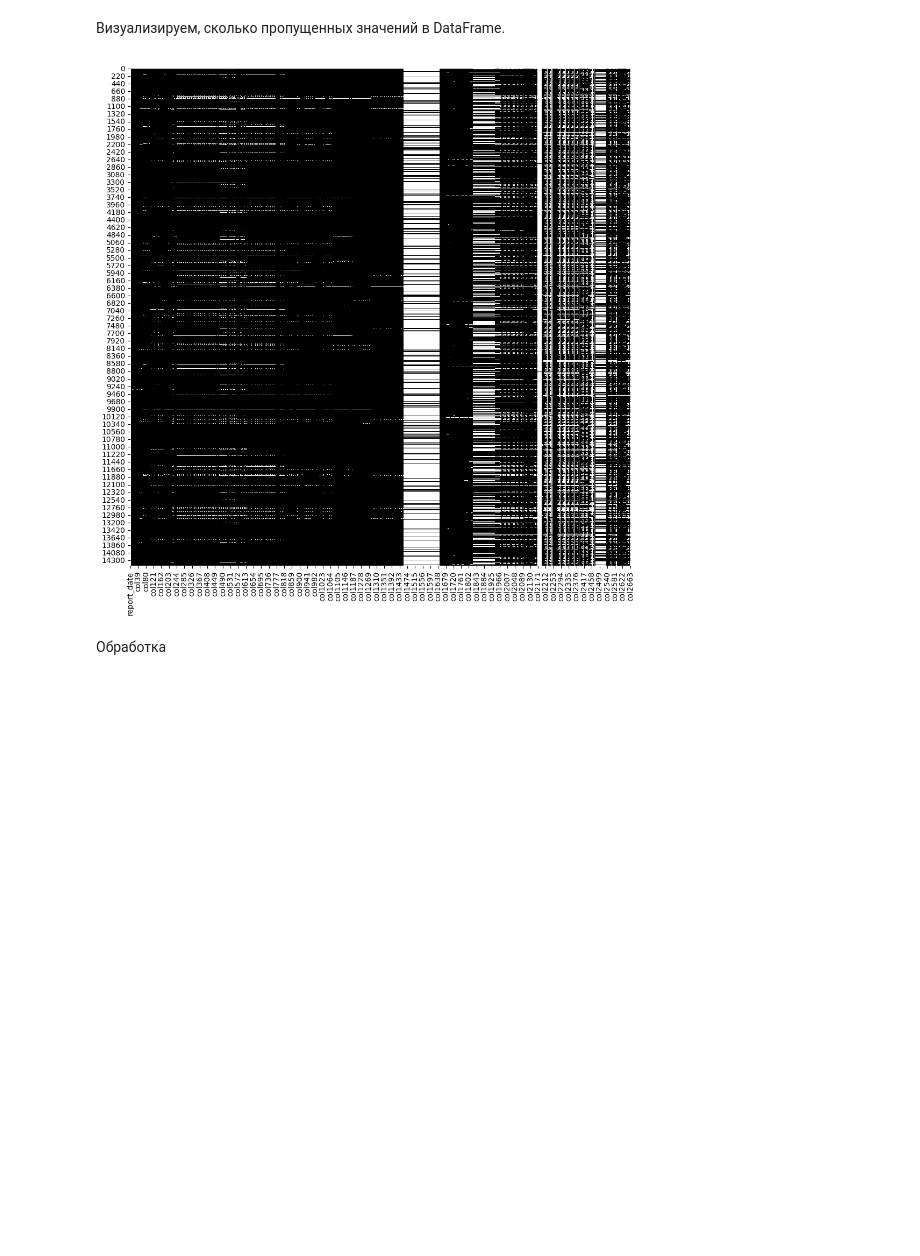
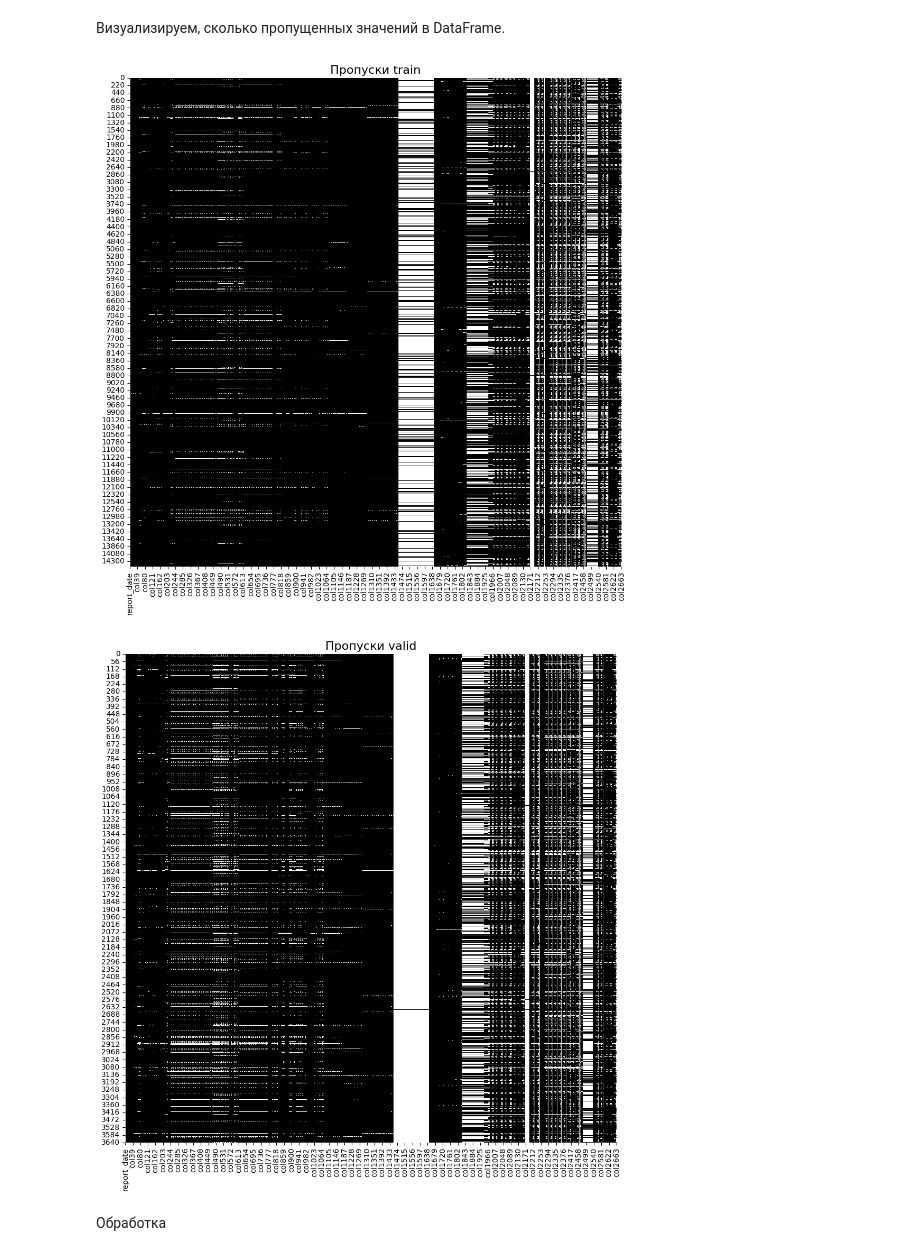
Before and after one commit to pogodaa/second_intensiv_predict_dataset_ot_samolyta, a Jupyter notebook: main.ipynb, the cells around one changed output. Saved outputs shown, nothing was run; the diff lists cells and outputs as text; code cells hidden in the pictures; blank space fills up the shorter version.

```diff
--- a/main.ipynb
+++ b/main.ipynb
@@ -47,0 +9,15 @@ Length: 2666, dtype: int64
+# %%
+train = pd.read_csv("train.csv", low_memory=False)
+valid = pd.read_csv("valid.csv", low_memory=False)
+
+arr = [train, valid]
+names_df = ['train', 'valid']
+
+for i, elem in enumerate(arr):
+      print(f"Число пропущенных значений в датасете {names_df[i]}:")
+      print(elem.isna().sum())
+      if i == 0:
+            print("\n")
+
+for i, elem in enumerate(arr):
+    print(f"\nДатасет {names_df[i]} имеет: {elem.shape}")
@@ -48,11 +42,14 @@ Length: 2666, dtype: int64
 # %% [markdown]
 Визуализируем, сколько пропущенных значений в DataFrame.
 # %%
-fig, ax = plt.subplots(figsize=(12, 12))
-sns.heatmap(df.isnull(), cbar = False, cmap = 'Greys')
-plt.show()
+for i, elem in enumerate(arr):
+      fig, ax = plt.subplots(figsize=(12, 12))
+      sns.heatmap(elem.isnull(), cbar = False, cmap = 'Greys')
+      plt.title(f"Пропуски {names_df[i]}", fontsize=16)
+      plt.show()
 # %% [output]
-[figure, old version]
+[figure, new version]
+[figure, added]
 # %% [markdown]
 Обработка
 # %%
```
Also changed, not shown: parts of 17 cells of this notebook, 3 other files.
